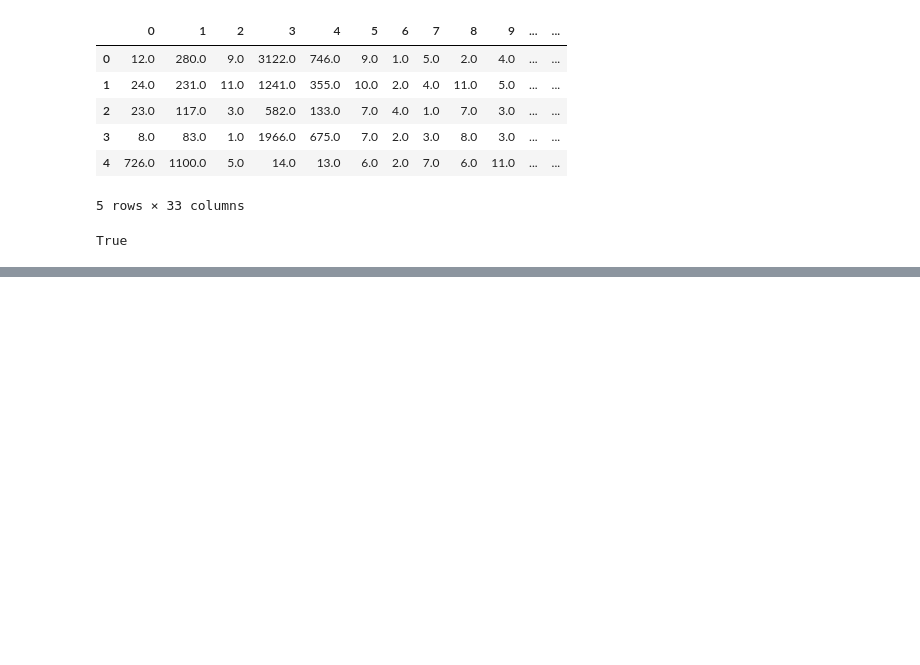
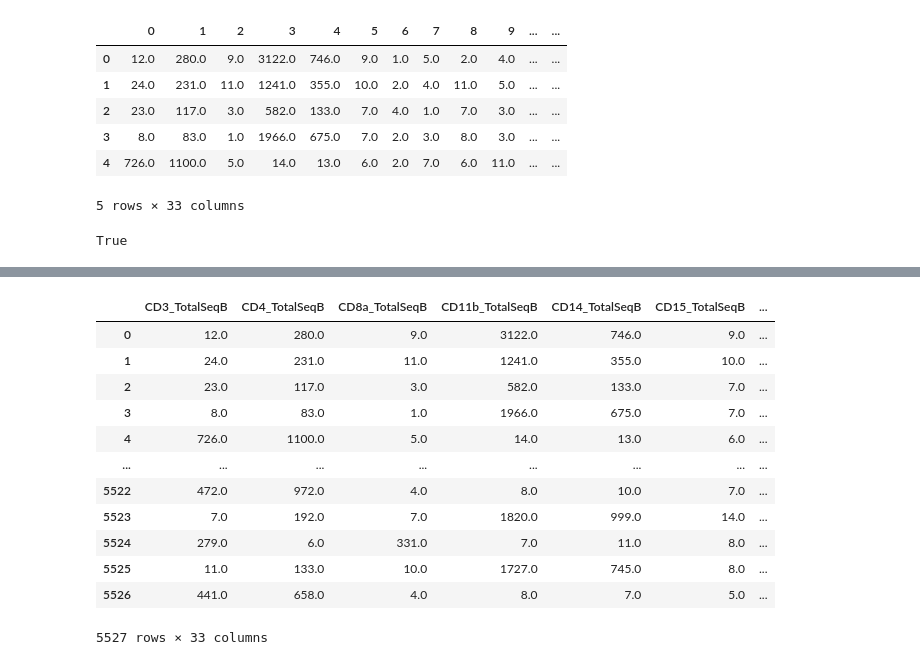
Before and after one commit to harryhaller001/anndata-fcs, a Jupyter notebook: testing_citeseq.ipynb, the cells around one changed output, grey strips where cells are left out. Drawn from its saved outputs; the diff is of its cells as text; code cells hidden in the pictures; blank space fills up the shorter version.

```diff
--- a/testing_citeseq.ipynb
+++ b/testing_citeseq.ipynb
@@ -66,0 +185,16 @@ True
+# %%
+comp_df
+# %% [output]
+|  | CD3_TotalSeqB | CD4_TotalSeqB | CD8a_TotalSeqB | CD11b_TotalSeqB | CD14_TotalSeqB | CD15_TotalSeqB | ... |
+| 0 | 12.0 | 280.0 | 9.0 | 3122.0 | 746.0 | 9.0 | ... |
+| 1 | 24.0 | 231.0 | 11.0 | 1241.0 | 355.0 | 10.0 | ... |
+| 2 | 23.0 | 117.0 | 3.0 | 582.0 | 133.0 | 7.0 | ... |
+| 3 | 8.0 | 83.0 | 1.0 | 1966.0 | 675.0 | 7.0 | ... |
+| 4 | 726.0 | 1100.0 | 5.0 | 14.0 | 13.0 | 6.0 | ... |
+| ... | ... | ... | ... | ... | ... | ... | ... |
+| 5522 | 472.0 | 972.0 | 4.0 | 8.0 | 10.0 | 7.0 | ... |
+| 5523 | 7.0 | 192.0 | 7.0 | 1820.0 | 999.0 | 14.0 | ... |
+| 5524 | 279.0 | 6.0 | 331.0 | 7.0 | 11.0 | 8.0 | ... |
+| 5525 | 11.0 | 133.0 | 10.0 | 1727.0 | 745.0 | 8.0 | ... |
+| 5526 | 441.0 | 658.0 | 4.0 | 8.0 | 7.0 | 5.0 | ... |
+5527 rows × 33 columns
```
Also changed, not shown: parts of 5 cells of this notebook, 2 other files.
